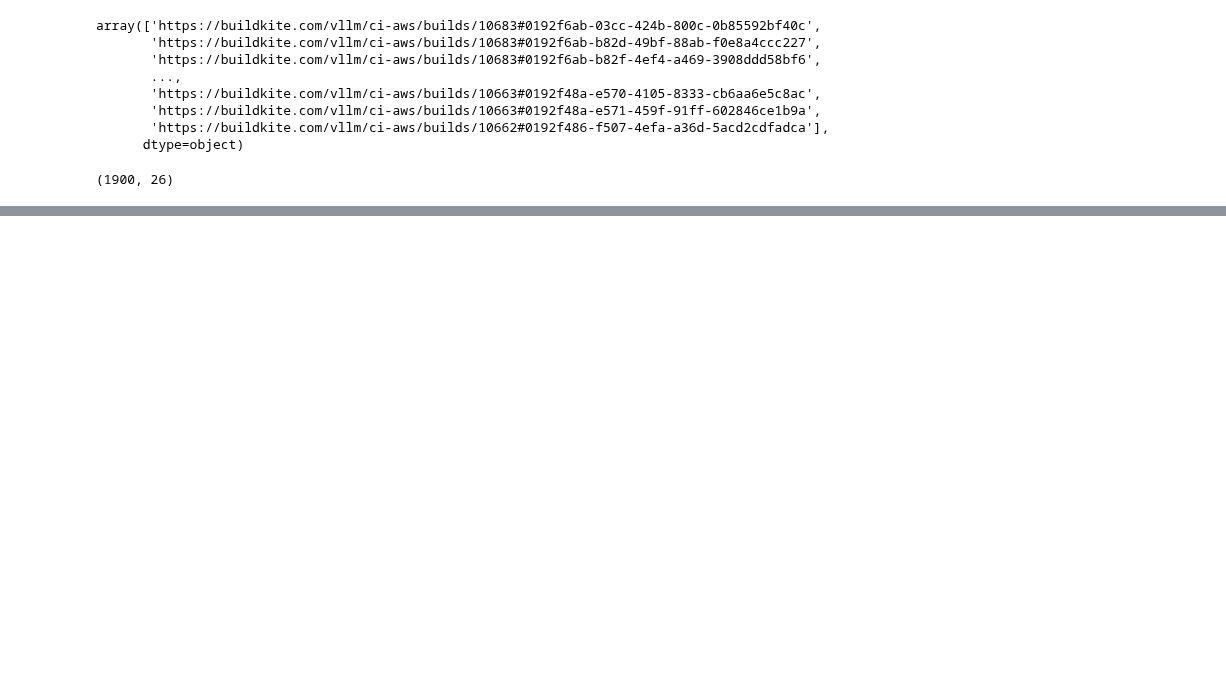
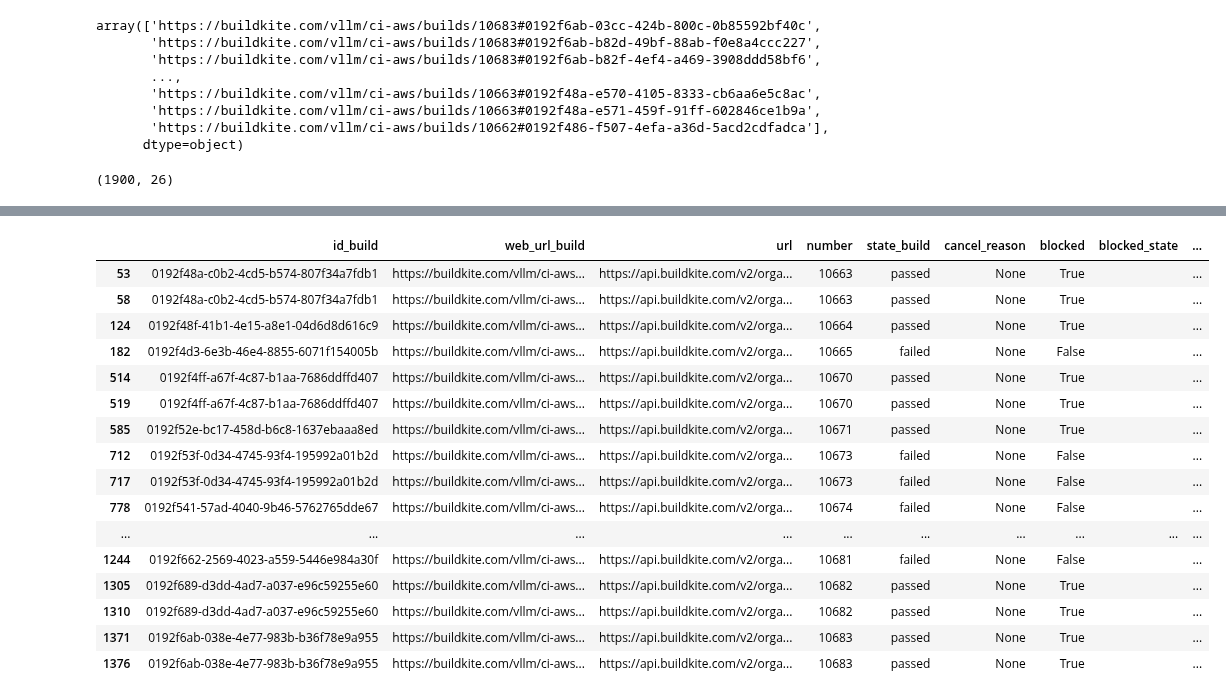
Before and after one commit to t-parry/vllm, a Jupyter notebook: .buildkite_monitor/test_api.ipynb, the cells around one changed output, grey strips where cells are left out. Cells and saved outputs as stored; diff of their text form; code cells hidden in the pictures; blank space fills up the shorter version.

Commit message:
wait_time, alert, and send_email functions

```diff
--- a/.buildkite_monitor/test_api.ipynb
+++ b/.buildkite_monitor/test_api.ipynb
@@ -138,0 +137,3 @@ result_df[(result_df.url=='https://api.buildkite.com/v2/organizations/vllm/pipel
+# %%
+result_df_amd = result_df[(result_df.name.notna()) & (result_df.name.str.contains('AMD'))]
+result_df_amd.shape
@@ -138,0 +162,18 @@ result_df[(result_df.url=='https://api.buildkite.com/v2/organizations/vllm/pipel
+# %%
+result_df_amd['number'] = result_df_amd['number'].astype('int')
+# %%
+def calculate_wait_time(df):
+    now_utc = pd.Timestamp.now(tz='UTC')
+    df['started_at'] = pd.to_datetime(df['started_at'], errors='coerce')
+    df['runnable_at'] = pd.to_datetime(df['runnable_at'], errors='coerce')
+
+    # Calculate the difference in seconds
+    df['waited_seconds'] = df.apply(
+        lambda row: (row['started_at'] - row['runnable_at']).total_seconds() if pd.notna(row['started_at']) and pd.notna(row['runnable_at']) \
+              else (now_utc - row['runnable_at']).total_seconds() if pd.notna(row['started_at']) and pd.isna(row['runnable_at']) \
+                else None,
+        axis=1
+    )
+    return df
+# %%
+result_df_amd = calculate_wait_time(result_df_amd)
@@ -138,0 +204,20 @@ result_df[(result_df.url=='https://api.buildkite.com/v2/organizations/vllm/pipel
+# %%
+result_df_amd[result_df_amd.state_job=='failed']
+# %% [output]
+|  | id_build | web_url_build | url | number | state_build | cancel_reason | blocked | blocked_state | ... |
+| 53 | 0192f48a-c0b2-4cd5-b574-807f34a7fdb1 | https://buildkite.com/vllm/ci-aws... | https://api.buildkite.com/v2/orga... | 10663 | passed | None | True |  | ... |
+| 58 | 0192f48a-c0b2-4cd5-b574-807f34a7fdb1 | https://buildkite.com/vllm/ci-aws... | https://api.buildkite.com/v2/orga... | 10663 | passed | None | True |  | ... |
+| 124 | 0192f48f-41b1-4e15-a8e1-04d6d8d616c9 | https://buildkite.com/vllm/ci-aws... | https://api.buildkite.com/v2/orga... | 10664 | passed | None | True |  | ... |
+| 182 | 0192f4d3-6e3b-46e4-8855-6071f154005b | https://buildkite.com/vllm/ci-aws... | https://api.buildkite.com/v2/orga... | 10665 | failed | None | False |  | ... |
+| 514 | 0192f4ff-a67f-4c87-b1aa-7686ddffd407 | https://buildkite.com/vllm/ci-aws... | https://api.buildkite.com/v2/orga... | 10670 | passed | None | True |  | ... |
+| 519 | 0192f4ff-a67f-4c87-b1aa-7686ddffd407 | https://buildkite.com/vllm/ci-aws... | https://api.buildkite.com/v2/orga... | 10670 | passed | None | True |  | ... |
+| 585 | 0192f52e-bc17-458d-b6c8-1637ebaaa8ed | https://buildkite.com/vllm/ci-aws... | https://api.buildkite.com/v2/orga... | 10671 | passed | None | True |  | ... |
+| 712 | 0192f53f-0d34-4745-93f4-195992a01b2d | https://buildkite.com/vllm/ci-aws... | https://api.buildkite.com/v2/orga... | 10673 | failed | None | False |  | ... |
+| 717 | 0192f53f-0d34-4745-93f4-195992a01b2d | https://buildkite.com/vllm/ci-aws... | https://api.buildkite.com/v2/orga... | 10673 | failed | None | False |  | ... |
+| 778 | 0192f541-57ad-4040-9b46-5762765dde67 | https://buildkite.com/vllm/ci-aws... | https://api.buildkite.com/v2/orga... | 10674 | failed | None | False |  | ... |
+| ... | ... | ... | ... | ... | ... | ... | ... | ... | ... |
+| 1244 | 0192f662-2569-4023-a559-5446e984a30f | https://buildkite.com/vllm/ci-aws... | https://api.buildkite.com/v2/orga... | 10681 | failed | None | False |  | ... |
+| 1305 | 0192f689-d3dd-4ad7-a037-e96c59255e60 | https://buildkite.com/vllm/ci-aws... | https://api.buildkite.com/v2/orga... | 10682 | passed | None | True |  | ... |
+| 1310 | 0192f689-d3dd-4ad7-a037-e96c59255e60 | https://buildkite.com/vllm/ci-aws... | https://api.buildkite.com/v2/orga... | 10682 | passed | None | True |  | ... |
+| 1371 | 0192f6ab-038e-4e77-983b-b36f78e9a955 | https://buildkite.com/vllm/ci-aws... | https://api.buildkite.com/v2/orga... | 10683 | passed | None | True |  | ... |
+| 1376 | 0192f6ab-038e-4e77-983b-b36f78e9a955 | https://buildkite.com/vllm/ci-aws... | https://api.buildkite.com/v2/orga... | 10683 | passed | None | True |  | ... |
```
Also changed, not shown: parts of 19 cells of this notebook, 3 other files.
